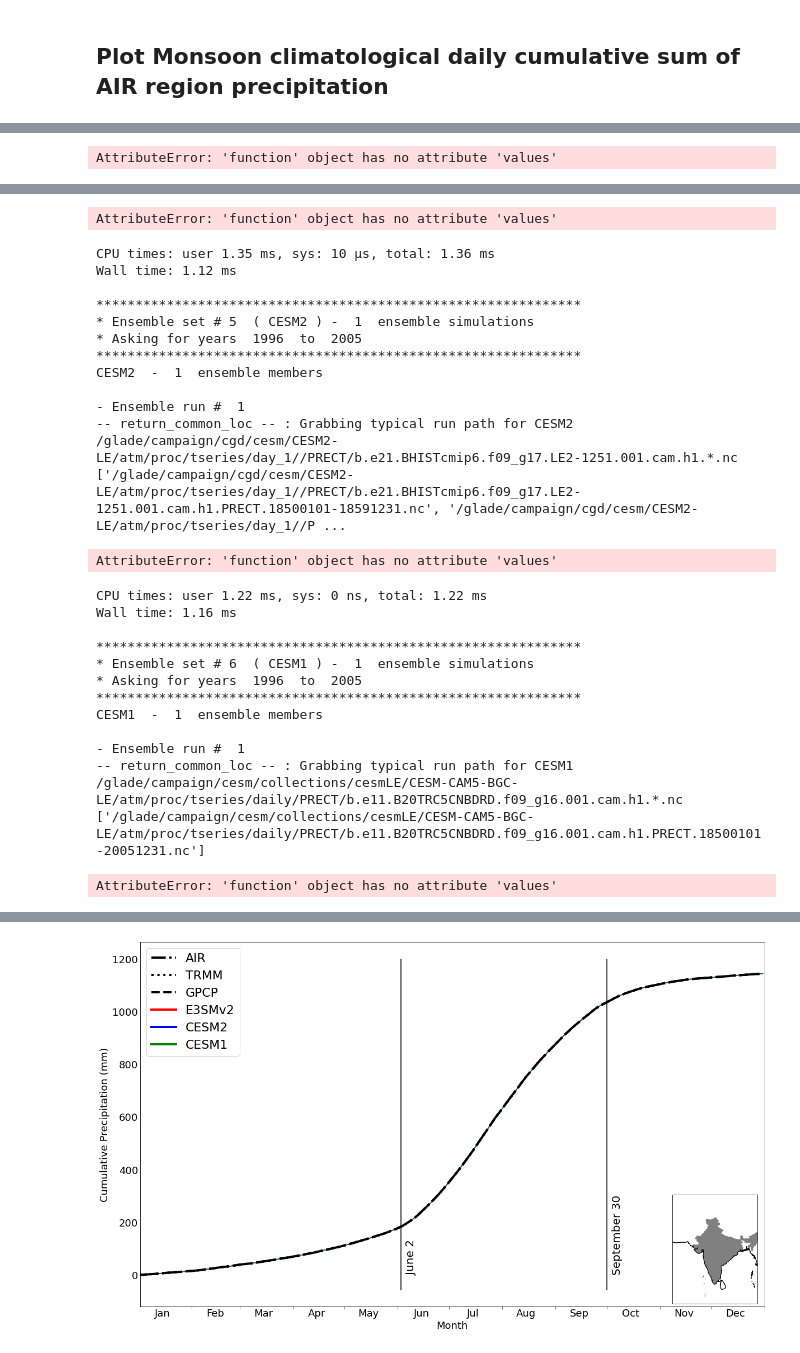
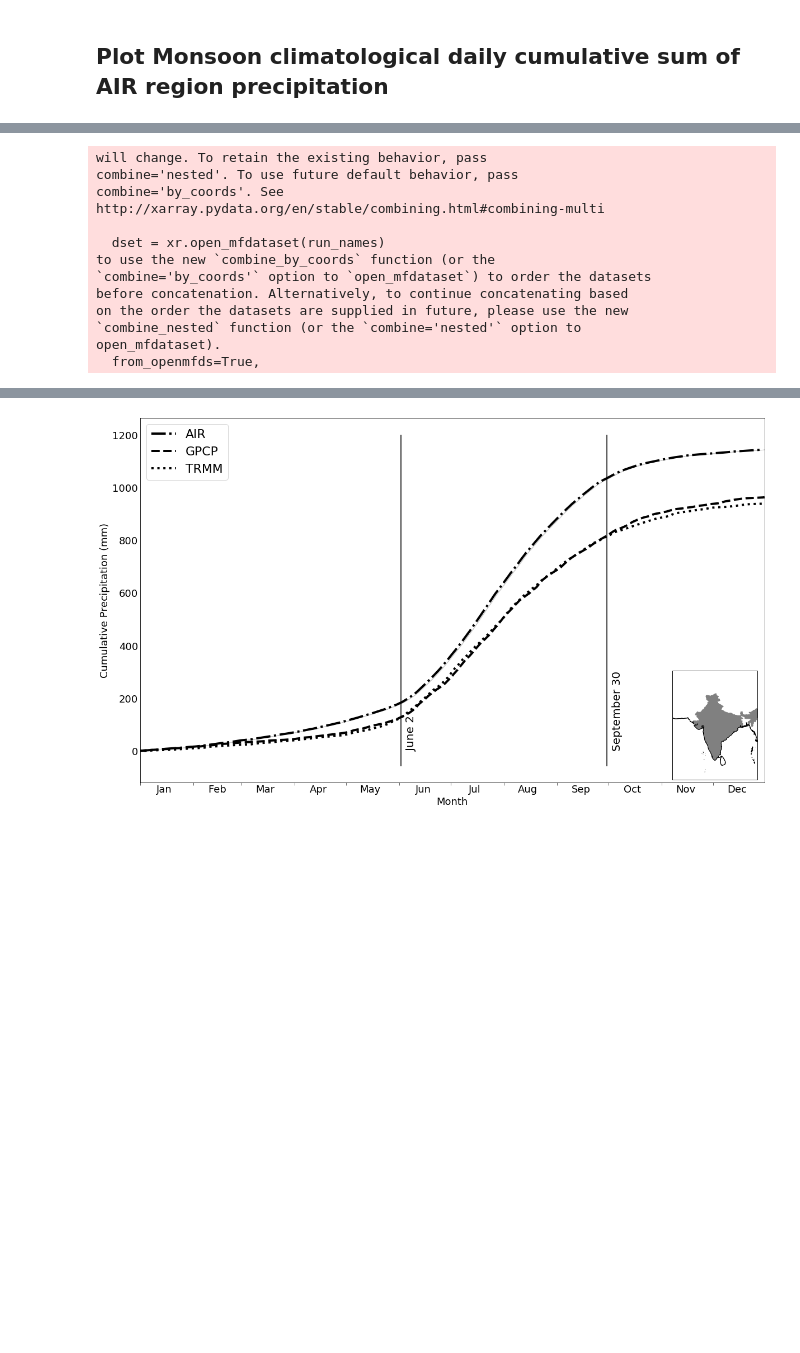
Before and after one commit to swrneale/python-scripts, a Jupyter notebook: papers/E3SM_monsoon_2022/cam_daily_AIR_ann_cycle.ipynb, the cells around one changed output, grey strips where cells are left out. Drawn from its saved outputs; the diff is of its cells as text; code cells hidden in the pictures; blank space fills up the shorter version.

Commit message:
Attempt to commit after backup before corefile commit

```diff
--- a/papers/E3SM_monsoon_2022/cam_daily_AIR_ann_cycle.ipynb
+++ b/papers/E3SM_monsoon_2022/cam_daily_AIR_ann_cycle.ipynb
@@ -84,8 +67,8 @@ Workers
 '''
 
 reg_name = 'India'
-#case_names = ['GPCP','AIR']
-case_names = ['AIR','TRMM','GPCP','E3SMv2','CESM2','CESM1']
+case_names = ['AIR','GPCP','TRMM']
+#case_names = ['AIR','TRMM','GPCP','E3SMv2','CESM2','CESM1']
 
 
 var_name = 'PRECT' ; vscale = 86400.*1000.
@@ -110,12 +93,12 @@ lat_lon = lonm_w,lonm_e,latm_s,latm_n
 
 
 # Some run names
-#crnums = ['001','002','003','004','005','006','007','008','009','010']
-#crnums = ['001','002','003','004','005','006']
-crnums = ['001']
+crnums = ['001','002','003','004','005','006','007','008','009','010']
+#crnums = ['001','002','003','004','005']
+#crnums = ['001']
 
-#ernums =  ['0101','0151','0201','0251','0301']
-ernums =  ['0101']
+ernums =  ['0101','0151','0201','0251','0301']
+#ernums =  ['0101']
 
 ### TEMP PLOT ###
 # %%
@@ -135,9 +118,10 @@ dir_o = '/glade/work/rneale/data/'
 # Set ensebles set dic and df.
 
 rset_dic = {}
-rset_dic['E3SMv2'] = [dir_e3sm, ernums,'v2.FV1.historical_',years,'r','-',1.5]
-rset_dic['CESM2'] =  [dir_cesm2,crnums,'b.e21.BHISTcmip6.f09_g17.LE2-1251.',years,'b','-',1.5]
-rset_dic['CESM1'] =  [dir_cesm1,crnums,'b.e11.B20TRC5CNBDRD.f09_g16.',years,'g','-',1.5]
+rset_dic['E3SMv2'] = [dir_e3sm, ernums,'v2.FV1.historical_',years,'b','-',1.5]
+#rset_dic['E3SM'] = [dir_e3sm, ernums,'v2.FV1.historical_',years,'b','-',1.5]
+rset_dic['CESM2'] =  [dir_cesm2,crnums,'b.e21.BHISTcmip6.f09_g17.LE2-1251.',years,'g','-',1.5]
+rset_dic['CESM1'] =  [dir_cesm1,crnums,'b.e11.B20TRC5CNBDRD.f09_g16.',years,'r','-',1.5]
 rset_dic['GPCP'] =  [dir_o,[''],'GPCP',years,'k','--',4]
 rset_dic['TRMM'] =  [dir_o,[''],'TRMM',["2000","2009"],'k',':',4]
 rset_dic['AIR'] =  [dir_o,[''],'AIR',years,'k','-.',4]
@@ -163,6 +147,8 @@ var_dic['PRECT'] = (vscale,lat_lon,['GPCP','TRMM','AIR'],['PREC','PRECT',''],[1.
 
 # Dataframe
 var_df = pd.DataFrame.from_dict(var_dic, orient='index', columns=['vscale','lon_lat','osource','onames','oscale'])
+
+scolors = ['black','black','lightblue','lightgreen','lightcoral']
 # %%
 importlib.reload(myplt) # Required because I am constantly editing scam_func.py
 
@@ -194,6 +180,7 @@ for icase,cname in enumerate(case_names):
 
     %time var_data = myplt.calc_daily_acycle(reg_name,cname,rset_df,var_df) # rest dic and ens index
 
+    print(var_data)
 
     '''
         Line plotting
@@ -204,8 +191,13 @@ for icase,cname in enumerate(case_names):
     lthick = rset_df.loc[cname]['p_lthick']
     porder = 5 if cname in var_df.loc[var_name]['osource'] else 1
 
-    %time for iens in range(0,nens) : ax.plot(var_data[iens,:],color=linecol,linestyle=ldash,linewidth=lthick,zorder=porder)
 
+
+    #%time for iens in range(0,nens) : ax.plot(var_data[iens,:],color=linecol,linestyle=ldash,linewidth=lthick,zorder=porder)
+    %time for iens in range(0,nens) : ax.plot(var_data.mean(dim="ens_num"),color=linecol,linestyle=ldash,linewidth=lthick,zorder=porder)
+
+    if cname not in ['TRMM','GPCP']:
+        ax.fill_between(var_data.dayofyear, var_data.min(dim="ens_num"), var_data.max(dim="ens_num"), color=scolors[icase], alpha=.2)
 
 
 '''
@@ -213,6 +205,7 @@ for icase,cname in enumerate(case_names):
 '''
 
 date_form = DateFormatter("%b")
+
 ax.xaxis.set_major_locator(MonthLocator(bymonthday=15))
 ax.xaxis.set_minor_locator(MonthLocator())
 ax.xaxis.set_major_formatter(date_form)
@@ -272 +281,13 @@ GPCP  -  1  ensemble members
-AttributeError: 'function' object has no attribute 'values'
+will change. To retain the existing behavior, pass
+combine='nested'. To use future default behavior, pass
+combine='by_coords'. See
+http://xarray.pydata.org/en/stable/combining.html#combining-multi
+
+  dset = xr.open_mfdataset(run_names)
+to use the new `combine_by_coords` function (or the
+`combine='by_coords'` option to `open_mfdataset`) to order the datasets
+before concatenation. Alternatively, to continue concatenating based
+on the order the datasets are supplied in future, please use the new
+`combine_nested` function (or the `combine='nested'` option to
+open_mfdataset).
+  from_openmfds=True,
@@ -286,29 +310,0 @@ E3SMv2  -  1  ensemble members
-AttributeError: 'function' object has no attribute 'values'
-CPU times: user 1.35 ms, sys: 10 µs, total: 1.36 ms
-Wall time: 1.12 ms
-
-**************************************************************
-* Ensemble set # 5  ( CESM2 ) -  1  ensemble simulations
-* Asking for years  1996  to  2005
-**************************************************************
-CESM2  -  1  ensemble members
-
-- Ensemble run #  1
--- return_common_loc -- : Grabbing typical run path for CESM2
-/glade/campaign/cgd/cesm/CESM2-LE/atm/proc/tseries/day_1//PRECT/b.e21.BHISTcmip6.f09_g17.LE2-1251.001.cam.h1.*.nc
-['/glade/campaign/cgd/cesm/CESM2-LE/atm/proc/tseries/day_1//PRECT/b.e21.BHISTcmip6.f09_g17.LE2-1251.001.cam.h1.PRECT.18500101-18591231.nc', '/glade/campaign/cgd/cesm/CESM2-LE/atm/proc/tseries/day_1//P ...
-AttributeError: 'function' object has no attribute 'values'
-CPU times: user 1.22 ms, sys: 0 ns, total: 1.22 ms
-Wall time: 1.16 ms
-
-**************************************************************
-* Ensemble set # 6  ( CESM1 ) -  1  ensemble simulations
-* Asking for years  1996  to  2005
-**************************************************************
-CESM1  -  1  ensemble members
-
-- Ensemble run #  1
--- return_common_loc -- : Grabbing typical run path for CESM1
-/glade/campaign/cesm/collections/cesmLE/CESM-CAM5-BGC-LE/atm/proc/tseries/daily/PRECT/b.e11.B20TRC5CNBDRD.f09_g16.001.cam.h1.*.nc
-['/glade/campaign/cesm/collections/cesmLE/CESM-CAM5-BGC-LE/atm/proc/tseries/daily/PRECT/b.e11.B20TRC5CNBDRD.f09_g16.001.cam.h1.PRECT.18500101-20051231.nc']
-AttributeError: 'function' object has no attribute 'values'
@@ -317 +311 @@ Wall time: 964 µs
-[figure, old version]
+[figure, new version]
```
Also changed, not shown: parts of 3 cells of this notebook, 13 other files.
